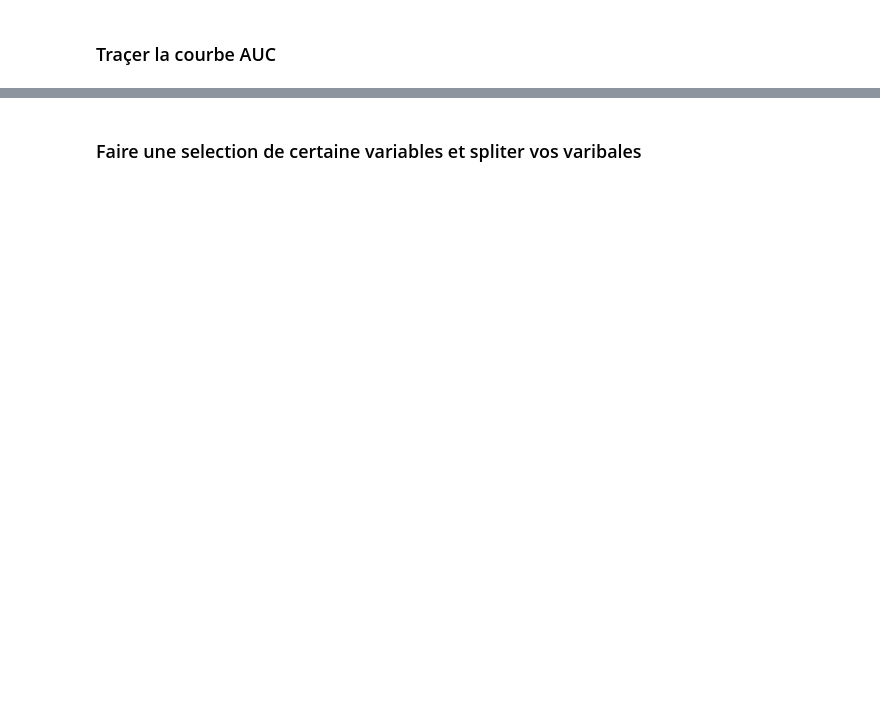
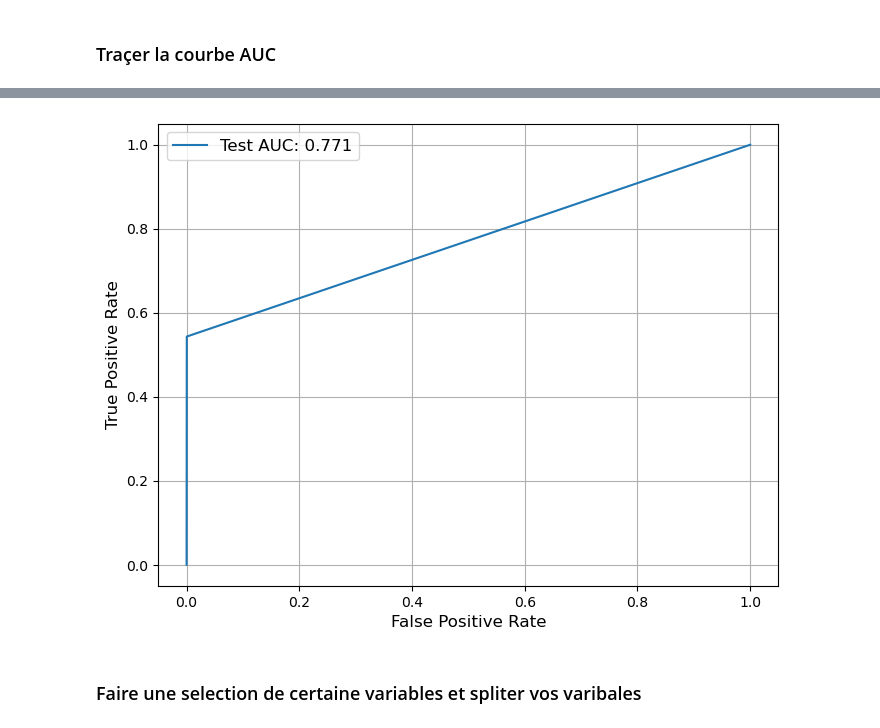
Before and after one commit to JulienGnty/MachineLearning, a Jupyter notebook: projet_fraud.ipynb, the cells around one changed output, grey strips where cells are left out. Saved outputs shown, nothing was run; the diff lists cells and outputs as text; code cells hidden in the pictures; blank space fills up the shorter version.

```diff
--- a/projet_fraud.ipynb
+++ b/projet_fraud.ipynb
@@ -289,2 +366,20 @@ Qu'en pensez vous ?
+# %%
+test_fpr, test_tpr, _ = roc_curve(y_test.values, y_pred)
+test_auc = np.round(auc(test_fpr, test_tpr), 3)
+
+test_fpr = np.insert(test_fpr, 0, 0)
+test_tpr = np.insert(test_tpr, 0, 0)
+
+fig, ax = plt.subplots(figsize=(8, 6))
+#ax.plot(train_fpr, train_tpr, label='Train AUC: ' + str(train_auc))
+ax.plot(test_fpr, test_tpr, label='Test AUC: ' + str(test_auc))
+#ax.plot(test_fpr, test_tpr, 'k--', label='Chance Curve')
+ax.set_xlabel('False Positive Rate', fontsize=12)
+ax.set_ylabel('True Positive Rate', fontsize=12)
+ax.grid(True)
+ax.legend(fontsize=12)
+plt.show()
+# %% [output]
+[figure, added]
 # %% [markdown]
 ### Faire une selection de certaine variables et spliter vos varibales
```
Also changed, not shown: parts of 42 cells of this notebook.
